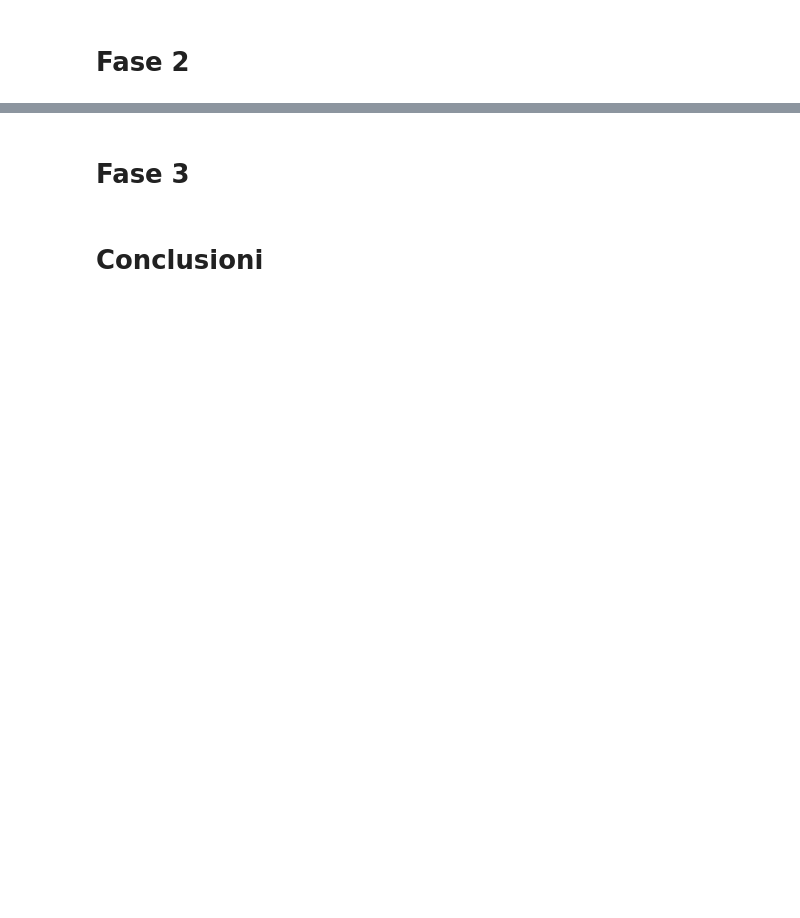
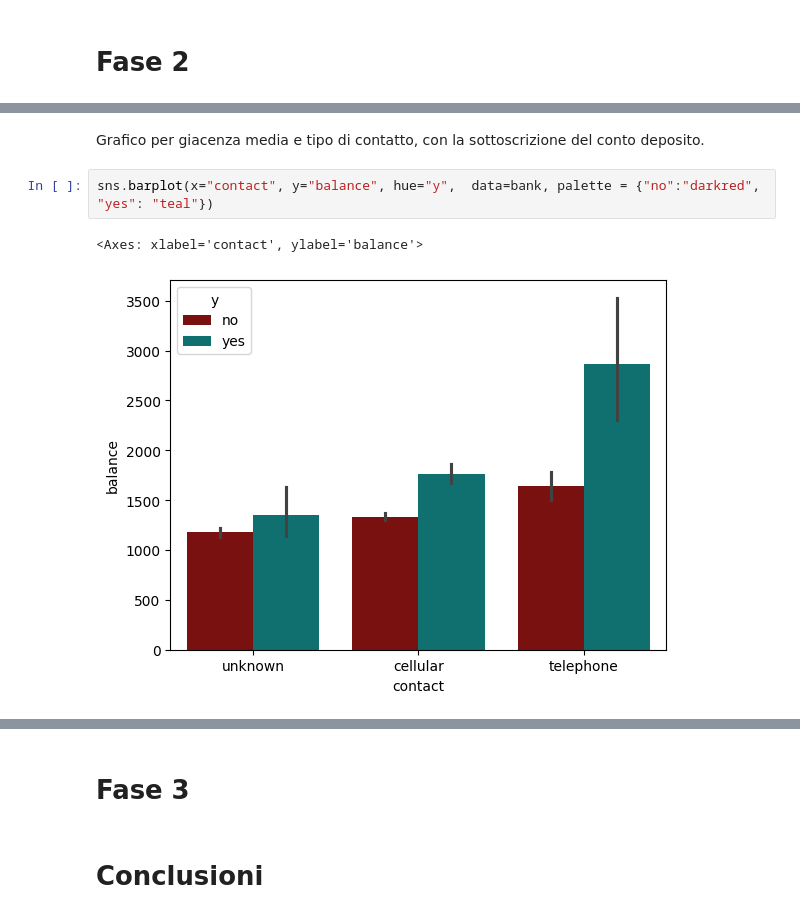
Before and after one commit to ariannab02/Progetto-IntroDSePC-Gruppo-14, a Jupyter notebook: 1_Progetto_IntroDSePC_gruppo_14.ipynb, the cells around one changed output, grey strips where cells are left out. Saved outputs shown, nothing was run; the diff lists cells and outputs as text; blank space fills up the shorter version.

```diff
--- a/1_Progetto_IntroDSePC_gruppo_14.ipynb
+++ b/1_Progetto_IntroDSePC_gruppo_14.ipynb
@@ -89,0 +979,7 @@ Descrizione
+# %% [markdown]
+Grafico per giacenza media e tipo di contatto, con la sottoscrizione del conto deposito.
+# %%
+sns.barplot(x="contact", y="balance", hue="y",  data=bank, palette = {"no":"darkred", "yes": "teal"})
+# %% [output]
+<Axes: xlabel='contact', ylabel='balance'>
+[figure, added]
```
Also changed, not shown: parts of 138 cells of this notebook.
